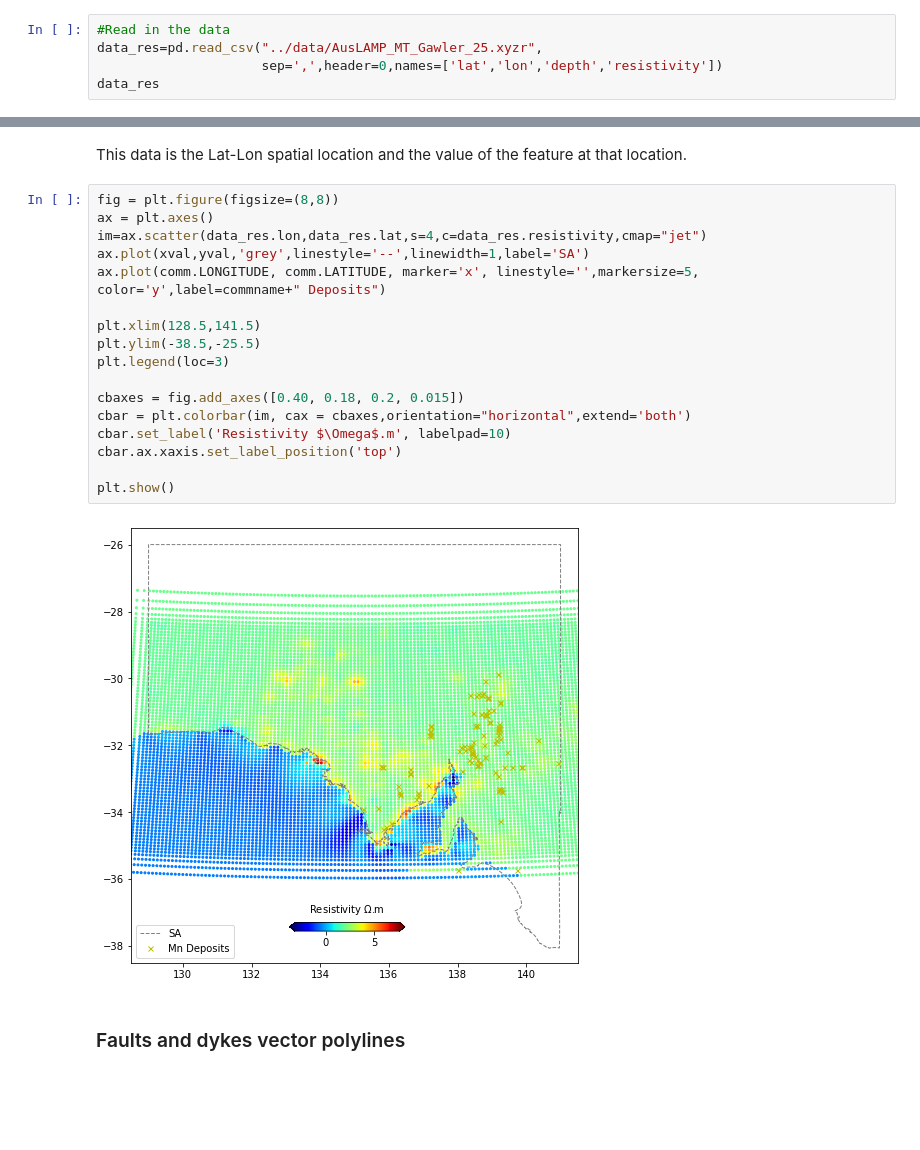
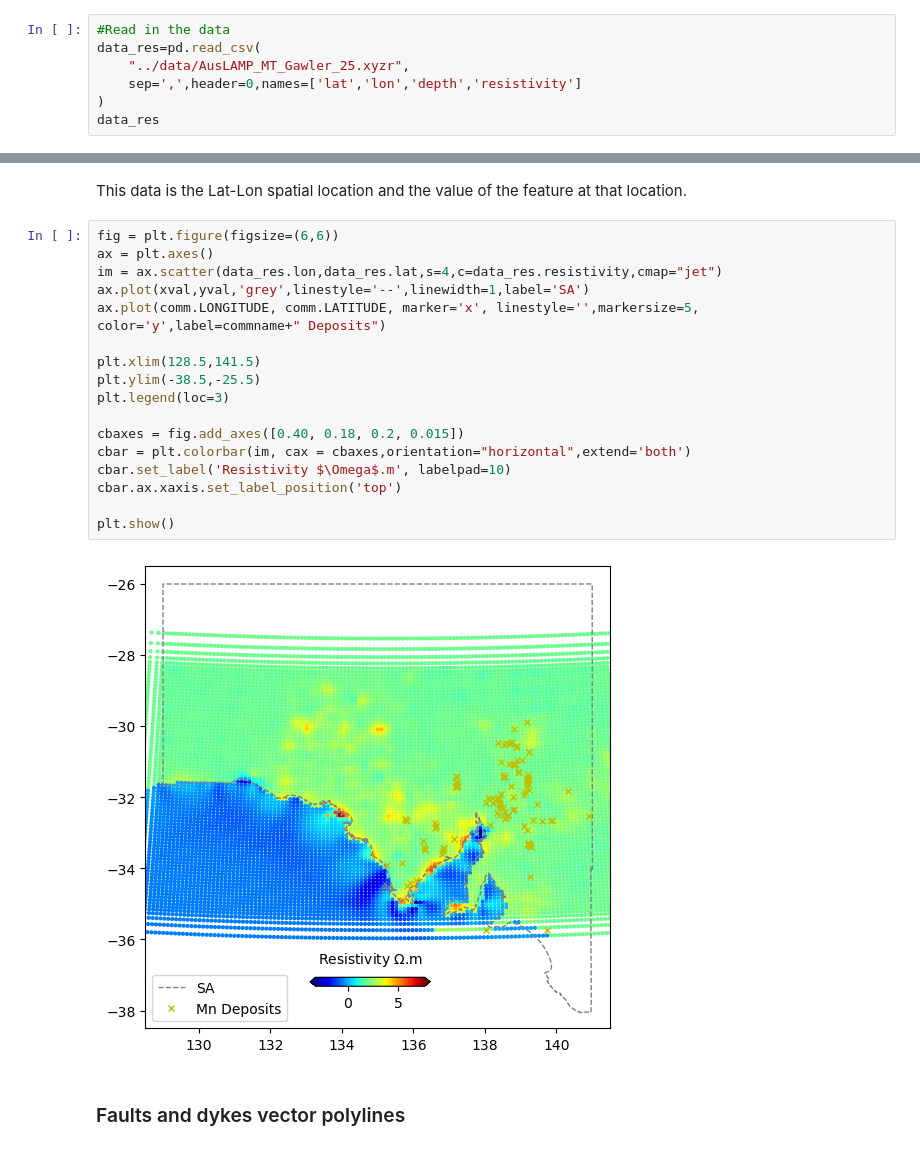
Before and after one commit to Sydney-Informatics-Hub/geopython, a Jupyter notebook: notebooks/03-ML_workflow.ipynb, the cells around one changed output, grey strips where cells are left out. Saved outputs shown, nothing was run; the diff lists cells and outputs as text; blank space fills up the shorter version.

```diff
--- a/notebooks/03-ML_workflow.ipynb
+++ b/notebooks/03-ML_workflow.ipynb
@@ -148,8 +148,10 @@ Here we load in the (slightly) pre-processed geophysical datasets and prepare th
 ### Resistivity xyz data
 # %%
 #Read in the data
-data_res=pd.read_csv("../data/AusLAMP_MT_Gawler_25.xyzr",
-                     sep=',',header=0,names=['lat','lon','depth','resistivity'])
+data_res=pd.read_csv(
+    "../data/AusLAMP_MT_Gawler_25.xyzr",
+    sep=',',header=0,names=['lat','lon','depth','resistivity']
+)
 data_res
 # %% [output]
 |  | lat | lon | depth | resistivity |
@@ -168,24 +170,24 @@ data_res
 # %% [markdown]
 This data is the Lat-Lon spatial location and the value of the feature at that location.
 # %%
-fig = plt.figure(figsize=(8,8))
+fig = plt.figure(figsize=(6,6))
 ax = plt.axes()
-im=ax.scatter(data_res.lon,data_res.lat,s=4,c=data_res.resistivity,cmap="jet")
+im = ax.scatter(data_res.lon,data_res.lat,s=4,c=data_res.resistivity,cmap="jet")
 ax.plot(xval,yval,'grey',linestyle='--',linewidth=1,label='SA')
 ax.plot(comm.LONGITUDE, comm.LATITUDE, marker='x', linestyle='',markersize=5, color='y',label=commname+" Deposits")
 
 plt.xlim(128.5,141.5)
 plt.ylim(-38.5,-25.5)
 plt.legend(loc=3)
 
 cbaxes = fig.add_axes([0.40, 0.18, 0.2, 0.015])
 cbar = plt.colorbar(im, cax = cbaxes,orientation="horizontal",extend='both')
 cbar.set_label('Resistivity $\Omega$.m', labelpad=10)
 cbar.ax.xaxis.set_label_position('top')
 
 plt.show()
 # %% [output]
-[figure, old version]
+[figure, new version]
 # %% [markdown]
 ### Faults and dykes vector polylines
 # %%
```
Also changed, not shown: parts of 36 cells of this notebook, 26 other files.
